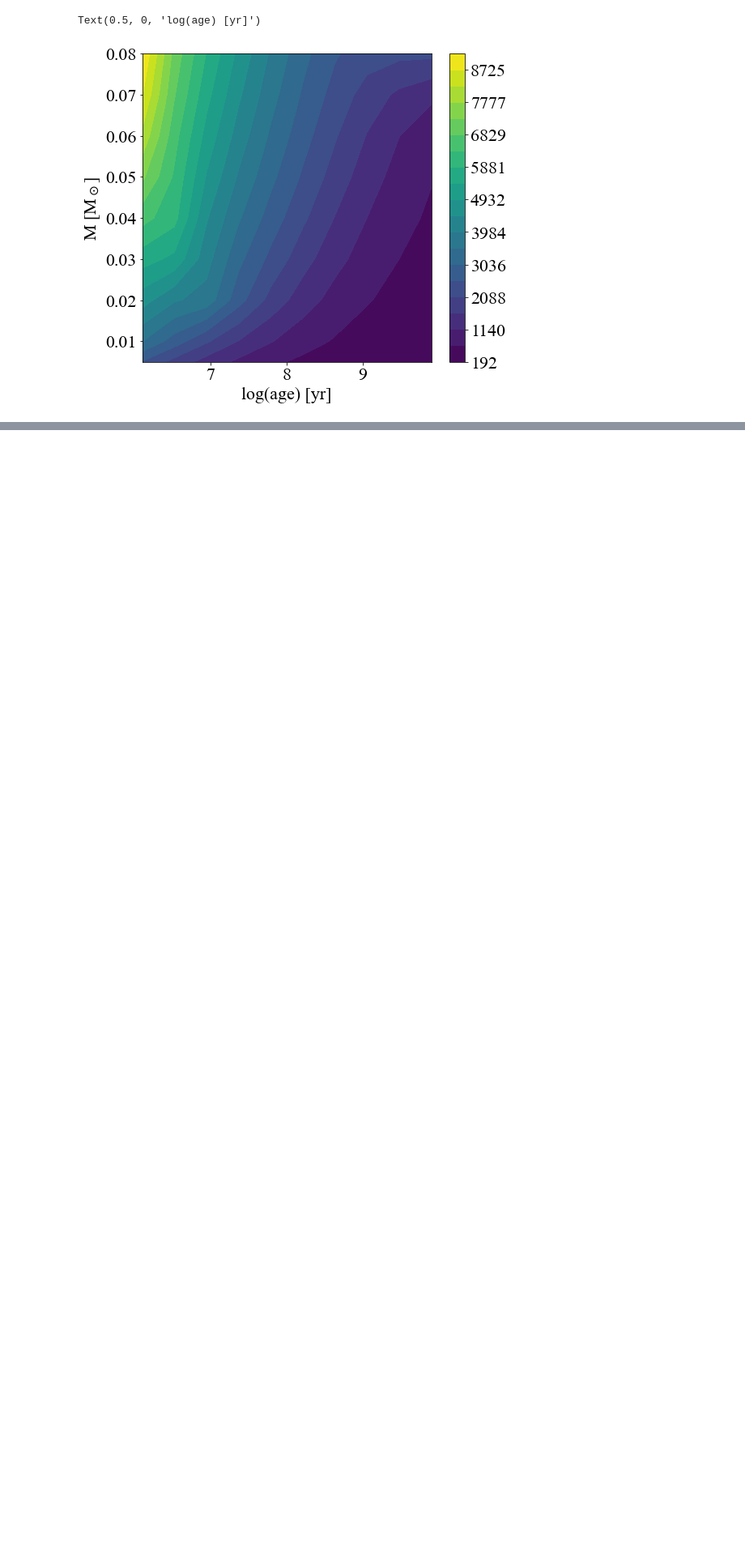
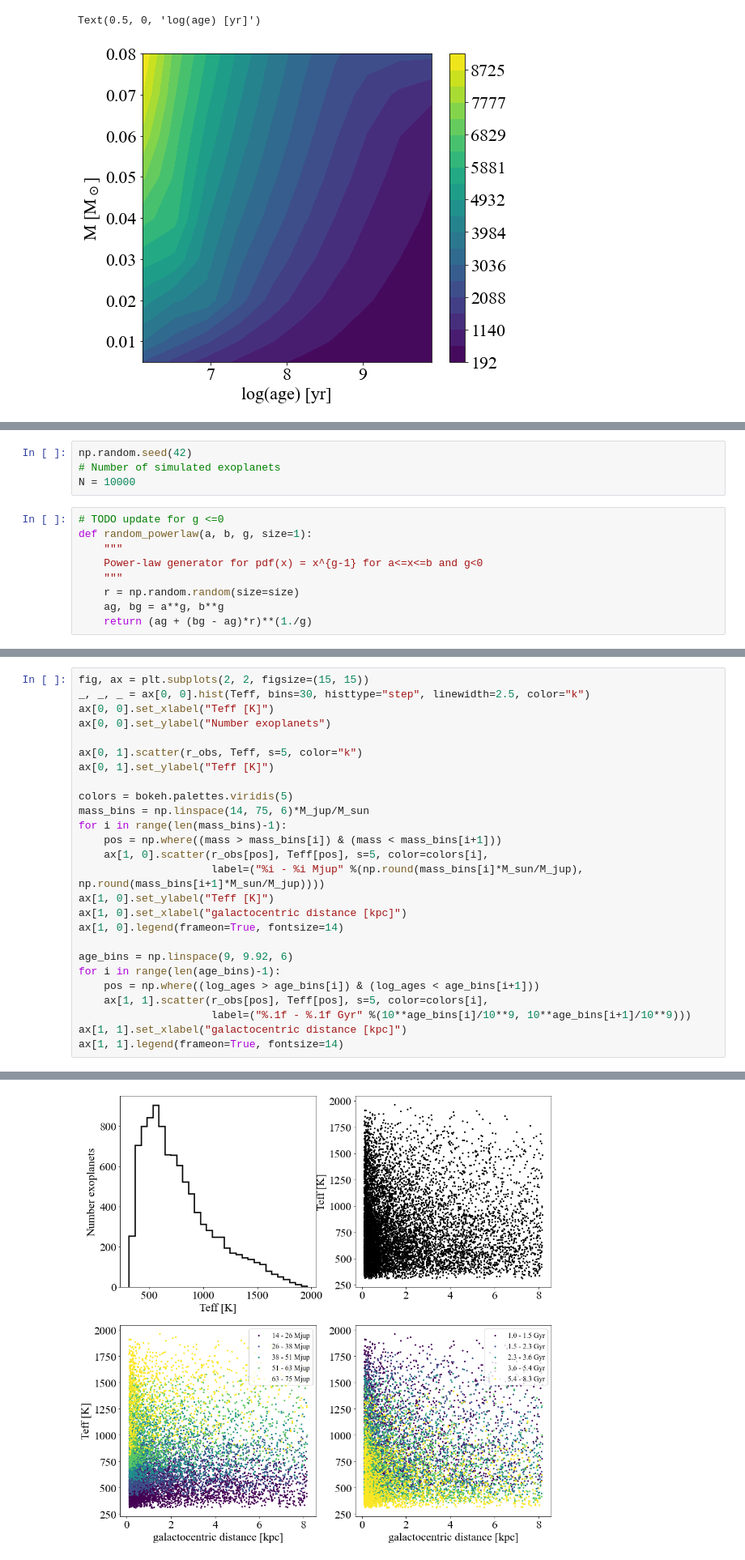
Before and after one commit to SvPoder/exoplanets, a Jupyter notebook: jupyter-notebook/testing.ipynb, the cells around one changed output, grey strips where cells are left out. Shown at 81% size. Cells and saved outputs as stored; diff of their text form; blank space fills up the shorter version.

```diff
--- a/jupyter-notebook/testing.ipynb
+++ b/jupyter-notebook/testing.ipynb
@@ -83,0 +131,13 @@ Text(0.5, 0, 'log(age) [yr]')
+# %%
+np.random.seed(42)
+# Number of simulated exoplanets
+N = 10000
+# %%
+# TODO update for g <=0
+def random_powerlaw(a, b, g, size=1):
+    """
+    Power-law generator for pdf(x) = x^{g-1} for a<=x<=b and g<0
+    """
+    r = np.random.random(size=size)
+    ag, bg = a**g, b**g
+    return (ag + (bg - ag)*r)**(1./g)
@@ -178,0 +187,27 @@ print(Teff_interp_2d(9.92, 75*M_jup/M_sun))
+# %%
+fig, ax = plt.subplots(2, 2, figsize=(15, 15))
+_, _, _ = ax[0, 0].hist(Teff, bins=30, histtype="step", linewidth=2.5, color="k")
+ax[0, 0].set_xlabel("Teff [K]")
+ax[0, 0].set_ylabel("Number exoplanets")
+
+ax[0, 1].scatter(r_obs, Teff, s=5, color="k")
+ax[0, 1].set_ylabel("Teff [K]")
+
+colors = bokeh.palettes.viridis(5)
+mass_bins = np.linspace(14, 75, 6)*M_jup/M_sun
+for i in range(len(mass_bins)-1):
+    pos = np.where((mass > mass_bins[i]) & (mass < mass_bins[i+1]))
+    ax[1, 0].scatter(r_obs[pos], Teff[pos], s=5, color=colors[i],
+                     label=("%i - %i Mjup" %(np.round(mass_bins[i]*M_sun/M_jup), np.round(mass_bins[i+1]*M_sun/M_jup))))
+ax[1, 0].set_ylabel("Teff [K]")
+ax[1, 0].set_xlabel("galactocentric distance [kpc]")
+ax[1, 0].legend(frameon=True, fontsize=14)
+
+age_bins = np.linspace(9, 9.92, 6)
+for i in range(len(age_bins)-1):
+    pos = np.where((log_ages > age_bins[i]) & (log_ages < age_bins[i+1]))
+    ax[1, 1].scatter(r_obs[pos], Teff[pos], s=5, color=colors[i],
+                     label=("%.1f - %.1f Gyr" %(10**age_bins[i]/10**9, 10**age_bins[i+1]/10**9)))
+ax[1, 1].set_xlabel("galactocentric distance [kpc]")
+ax[1, 1].legend(frameon=True, fontsize=14)
+# %% [output]
@@ -178,0 +215 @@ print(Teff_interp_2d(9.92, 75*M_jup/M_sun))
+[figure, added]
```
Also changed, not shown: parts of 26 cells of this notebook, 12 other files.
